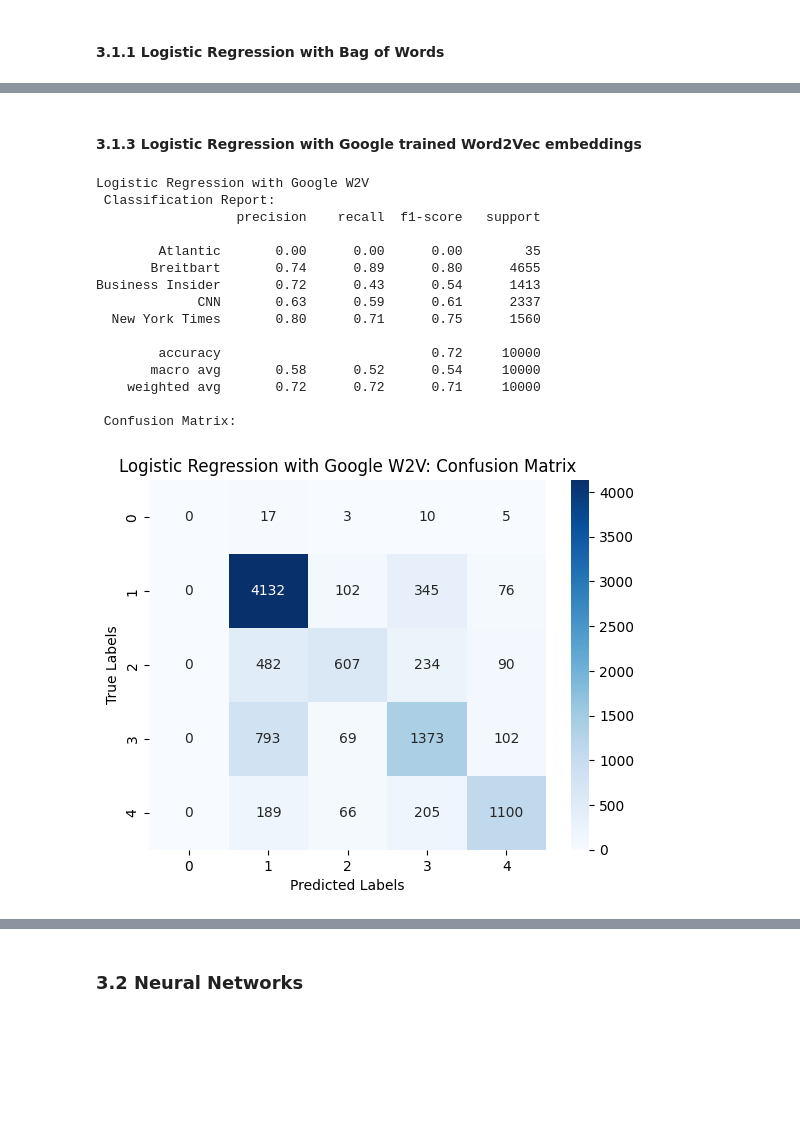
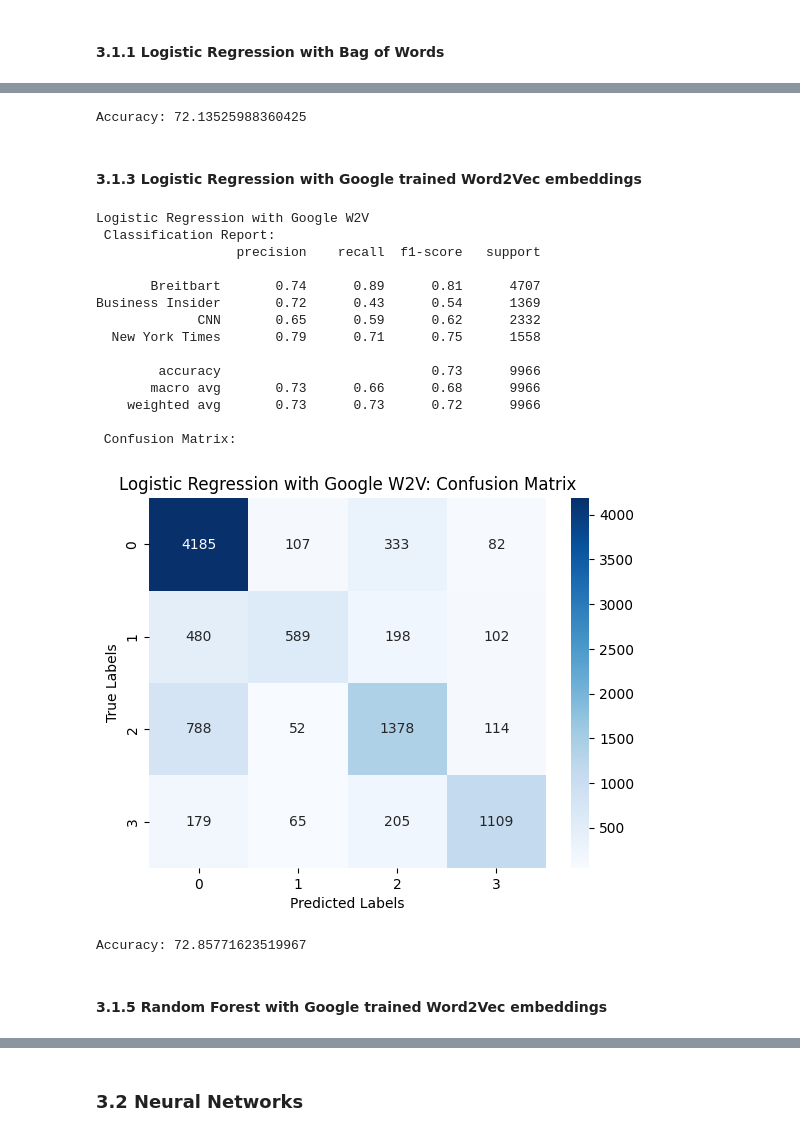
Before and after one commit to felix1102/NLP_finalproject, a Jupyter notebook: NLP_Fredrik_Codes.ipynb, the cells around one changed output, grey strips where cells are left out. Cells and saved outputs as stored; diff of their text form; code cells hidden in the pictures; blank space fills up the shorter version.

```diff
--- a/NLP_Fredrik_Codes.ipynb
+++ b/NLP_Fredrik_Codes.ipynb
@@ -66,3 +73,5 @@ memory usage: 781.4+ KB
+# %%
+df.drop(df[df["publication"]== "Atlantic"].index, inplace=True)
 # %%
 # Countplot shows the distribution of Publication
 df['publication'].value_counts().plot(kind ='barh').set_title('Publication Value Counts')
@@ -231,3 +339,8 @@ evaluate(y_test, yPred_wvT, 'Logisitic Regression with own W2V')
+# %%
+# Accuracy
+print('Accuracy:', accuracy_score(y_test, yPred_rf_wvT) *100)
+# %% [output]
+Accuracy: 72.13525988360425
 # %% [markdown]
 #### 3.1.3 Logistic Regression with Google trained Word2Vec embeddings
 # %%
@@ -245,27 +358,33 @@ Train_features, Test_features, Train_labels, Test_labels = train_test_split(
     test_size=0.2,
     random_state=9)
 # %%
-# Classification Model
+# Classifier
 lr_wvG = LogisticRegression(max_iter=1000000)
 lr_wvG.fit(Train_features, Train_labels)
 
 # Evaluate
-yPred_wvG = lr_wvG.predict(Test_features)
-evaluate(Test_labels, yPred_wvG, 'Logistic Regression with Google W2V')
+yPred_lr_wvG = lr_wvG.predict(Test_features)
+evaluate(Test_labels, yPred_lr_wvG, 'Logistic Regression with Google W2V')
 # %% [output]
 Logistic Regression with Google W2V
  Classification Report:
                   precision    recall  f1-score   support
 
-        Atlantic       0.00      0.00      0.00        35
-       Breitbart       0.74      0.89      0.80      4655
-Business Insider       0.72      0.43      0.54      1413
-             CNN       0.63      0.59      0.61      2337
-  New York Times       0.80      0.71      0.75      1560
+       Breitbart       0.74      0.89      0.81      4707
+Business Insider       0.72      0.43      0.54      1369
+             CNN       0.65      0.59      0.62      2332
+  New York Times       0.79      0.71      0.75      1558
 
-        accuracy                           0.72     10000
-       macro avg       0.58      0.52      0.54     10000
-    weighted avg       0.72      0.72      0.71     10000
+        accuracy                           0.73      9966
+       macro avg       0.73      0.66      0.68      9966
+    weighted avg       0.73      0.73      0.72      9966
 
  Confusion Matrix:
-[figure, old version]
+[figure, new version]
+# %%
+# Accuracy
+print('Accuracy:', accuracy_score(Test_labels, yPred_lr_wvG) *100)
+# %% [output]
+Accuracy: 72.85771623519967
+# %% [markdown]
+#### 3.1.5 Random Forest with Google trained Word2Vec embeddings
```
Also changed, not shown: parts of 22 cells of this notebook.
